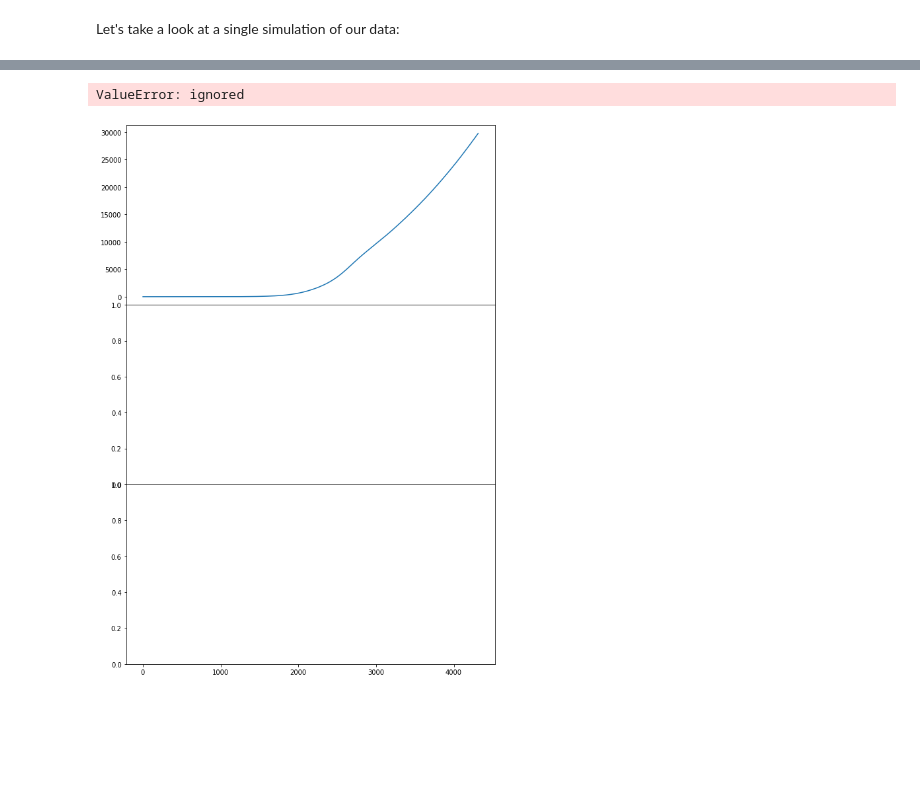
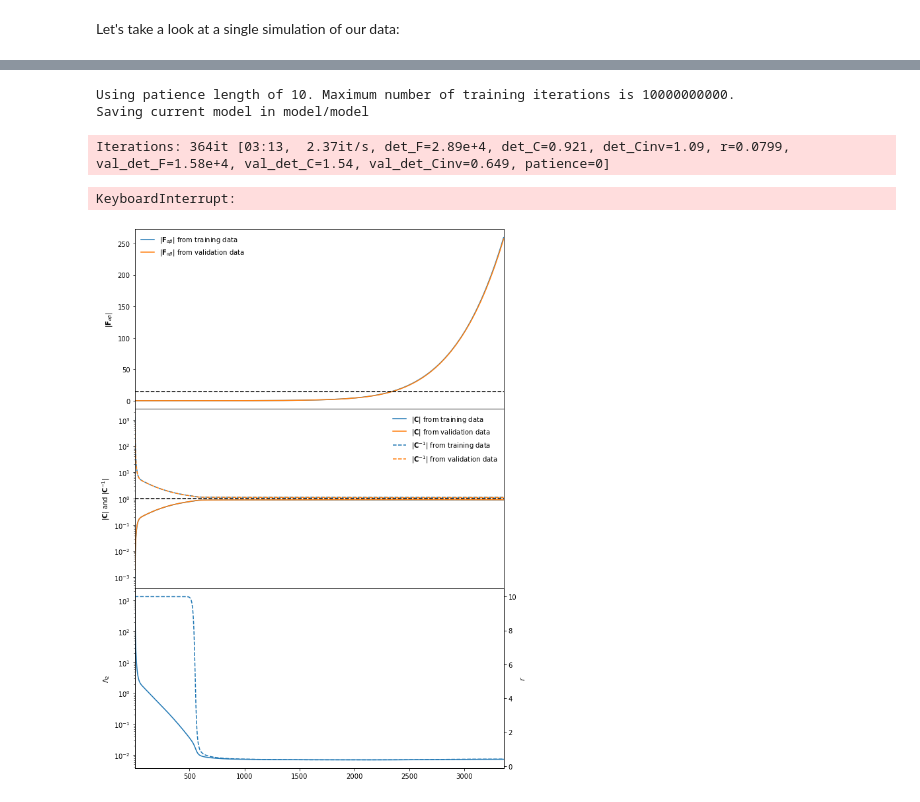
Before and after one commit to tlmakinen/imnn, a Jupyter notebook: IMNN_shell.ipynb, the cells around one changed output, grey strips where cells are left out. Drawn from its saved outputs; the diff is of its cells as text; code cells hidden in the pictures; blank space fills up the shorter version.

Commit message:
fun working on notebooks

```diff
--- a/IMNN_shell.ipynb
+++ b/IMNN_shell.ipynb
@@ -438,3 +393,3 @@ Now that we've constructed our simulator, let's generate a set of data with nois
 # %%
-SN = GenerateShellData(n_s=10000, n_d=10000, input_shape=(60,))
+SN = GenerateShellData(n_s=10000, n_d=10000, input_shape=(30,))
 details, fiducial, validation_fiducial, derivative, validation_derivative = SN.generate_data()
@@ -474,7 +427,7 @@ model = tf.keras.Sequential(
 opt = tf.keras.optimizers.Adam()
 # %%
 imnn = IMNN.IMNN(n_s=SN.n_s, n_d=SN.n_d, n_params=SN.n_params, n_summaries=SN.n_summaries,
-                 model=model, optimiser=opt, θ_fid=np.array([np.pi / 2, 0.1]), δθ=np.array([0.1,0.1]), input_shape=SN.input_shape,
+                 model=model, optimiser=opt, θ_fid=θ_fid, δθ=np.array([0.1,0.1]), input_shape=SN.input_shape,
                  fiducial=lambda x : fiducial_loader(x, fiducial),
                  derivative=lambda x, y, z : derivative_loader(x, y, z, derivative),
                  validation_fiducial=lambda x : fiducial_loader(x, validation_fiducial),
@@ -488,0 +447,2 @@ INFO:tensorflow:Assets written to: model/model/assets
+# %%
+imnn.load_model(opt, weights='weights')
@@ -489,8 +451,12 @@ INFO:tensorflow:Assets written to: model/model/assets
 # %%
-imnn.fit(patience=10, min_iterations=1000)
+imnn.fit(patience=10, min_iterations=1000, tqdm_notebook=False, checkpoint=100)
+# %% [output]
+Using patience length of 10. Maximum number of training iterations is 10000000000.
+Saving current model in model/model
+Iterations: 364it [03:13,  2.37it/s, det_F=2.89e+4, det_C=0.921, det_Cinv=1.09, r=0.0799, val_det_F=1.58e+4, val_det_C=1.54, val_det_Cinv=0.649, patience=0]
+KeyboardInterrupt:
 # %%
-imnn.plot(known_det_fisher=1.37e6)
+imnn.plot(known_det_fisher=15.)
 # %% [output]
-ValueError: ignored
-[figure, old version]
+[figure, new version]
 # %%
```
Also changed, not shown: parts of 28 cells of this notebook, 1 other file.
